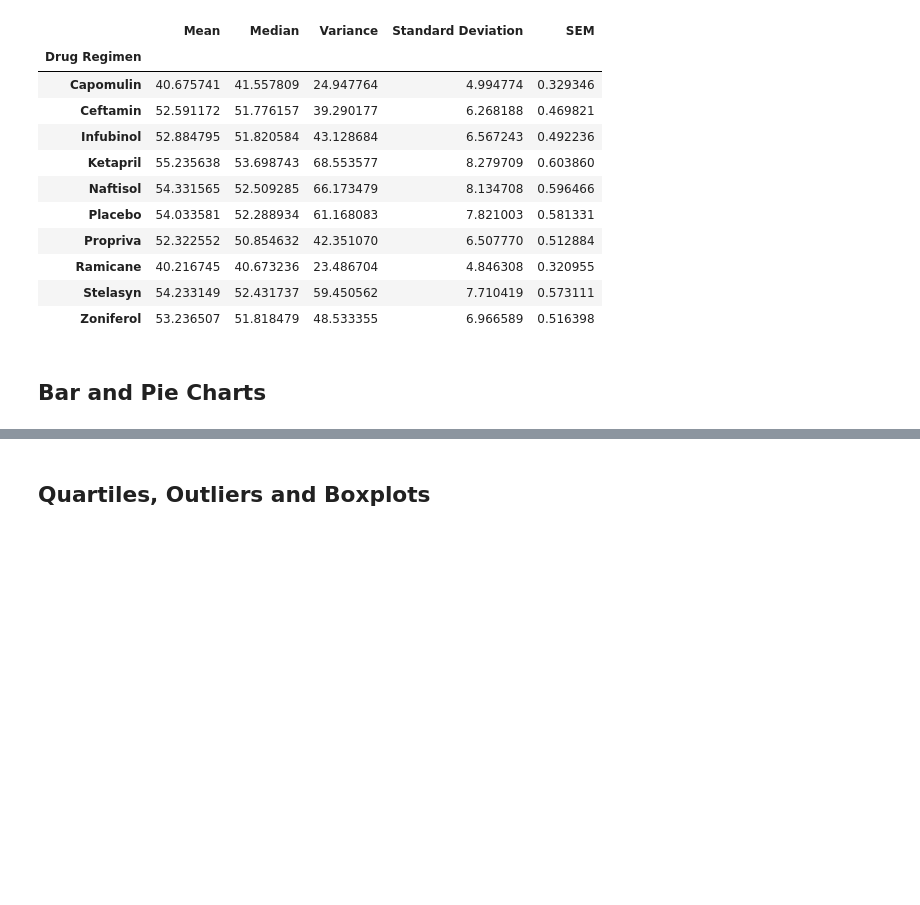
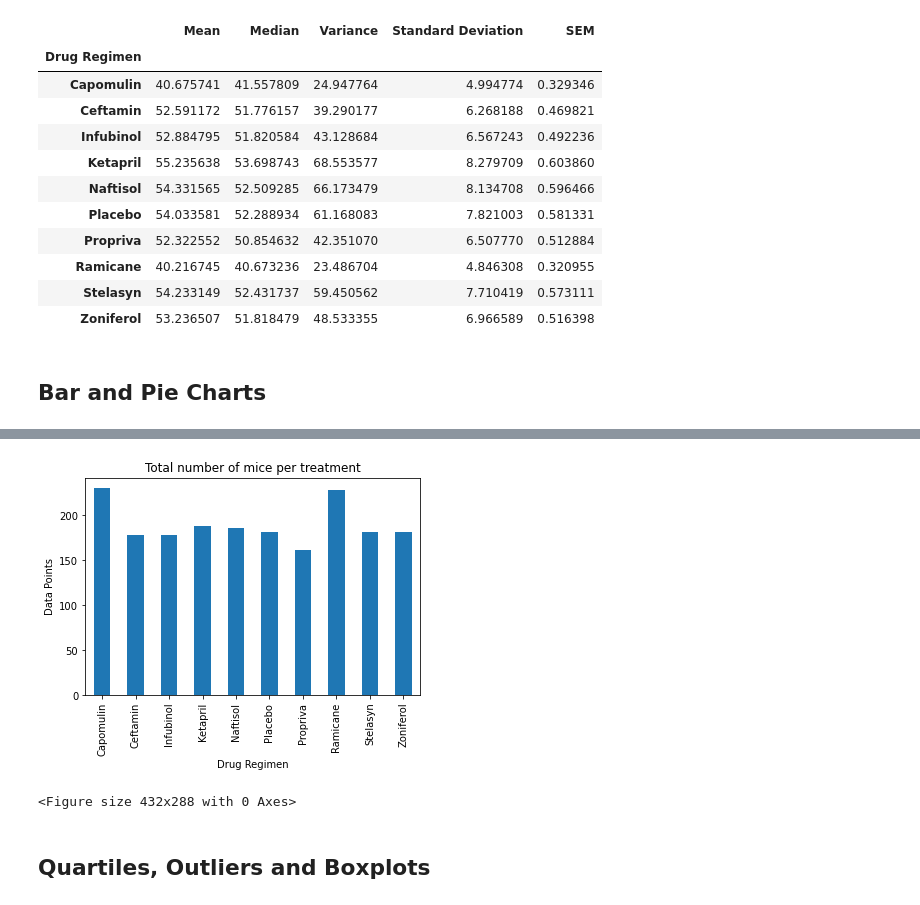
Before and after one commit to zetaum/matplotlib-challenge-The-Power-of-Plots, a Jupyter notebook: Pymaceuticals/pymaceuticals_starter.ipynb, the cells around one changed output, grey strips where cells are left out. Drawn from its saved outputs; the diff is of its cells as text; code cells hidden in the pictures; blank space fills up the shorter version.

Commit message:
commit bar chart

```diff
--- a/Pymaceuticals/pymaceuticals_starter.ipynb
+++ b/Pymaceuticals/pymaceuticals_starter.ipynb
@@ -259,3 +259,9 @@ summary_stats_table
 ## Bar and Pie Charts
 # %%
 # Generate a bar plot showing the total number of mice for each treatment throughout the course of the study using pandas.
+#split data set into groups based on drup regimen
+drug_regimen_grouped=combined_study_mouse.groupby(["Drug Regimen"])
+
+#number of mice for each treatment
+mice_treatment = drug_regimen_grouped["Mouse ID"].count()
+mice_treatment
@@ -262,5 +281,13 @@ summary_stats_table
 # %%
 # Generate a bar plot showing the total number of mice for each treatment throughout the course of the study using pyplot.
+mice_per_treatment_chart=mice_treatment.plot(kind="bar", title="Total number of mice per treatment")
+mice_per_treatment_chart.set_xlabel("Drug Regimen")
+mice_per_treatment_chart.set_ylabel("Data Points")
+plt.show()
+plt.tight_layout()
+# %% [output]
+[figure, added]
+<Figure size 432x288 with 0 Axes>
 # %%
 # Generate a pie plot showing the distribution of female versus male mice using pandas
 # %%
```
Also changed, not shown: parts of 1 cell of this notebook.
